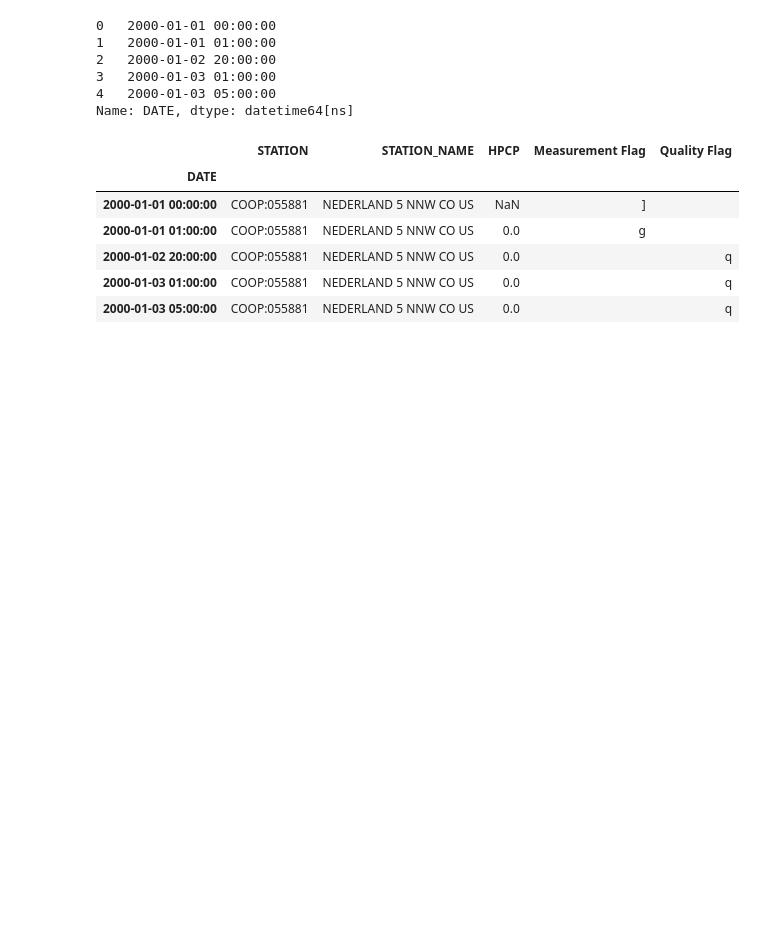
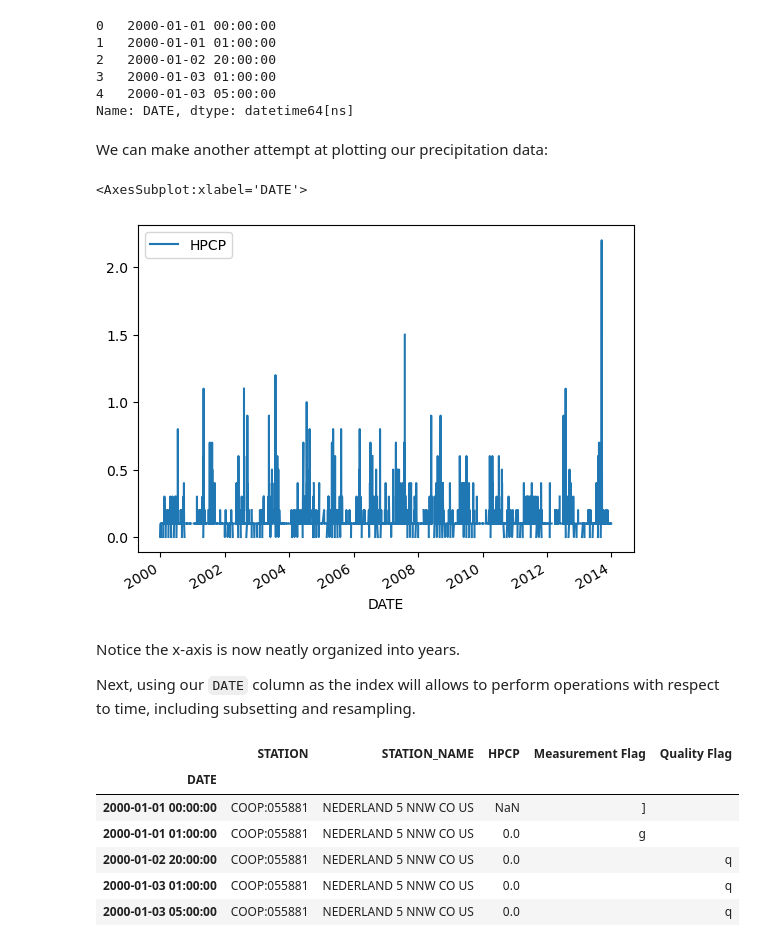
Before and after one commit to rfswick/eds220-2024-in-class, a Jupyter notebook: week4-time-series.ipynb, the cells around one changed output. Cells and saved outputs as stored; diff of their text form; code cells hidden in the pictures; blank space fills up the shorter version.

```diff
--- a/week4-time-series.ipynb
+++ b/week4-time-series.ipynb
@@ -85,6 +160,17 @@ dtype: object
 3   2000-01-03 01:00:00
 4   2000-01-03 05:00:00
 Name: DATE, dtype: datetime64[ns]
+# %% [markdown]
+We can make another attempt at plotting our precipitation data:
+# %%
+precip.plot(x='DATE', y='HPCP')
+# %% [output]
+<AxesSubplot:xlabel='DATE'>
+[figure, added]
+# %% [markdown]
+Notice the x-axis is now neatly organized into years.
+
+Next, using our `DATE` column as the index will allows to perform operations with respect to time, including subsetting and resampling.
 # %%
 # Set DATE coumn as index
 precip = precip.set_index('DATE')
```
Also changed, not shown: parts of 32 cells of this notebook, 2 other files.
